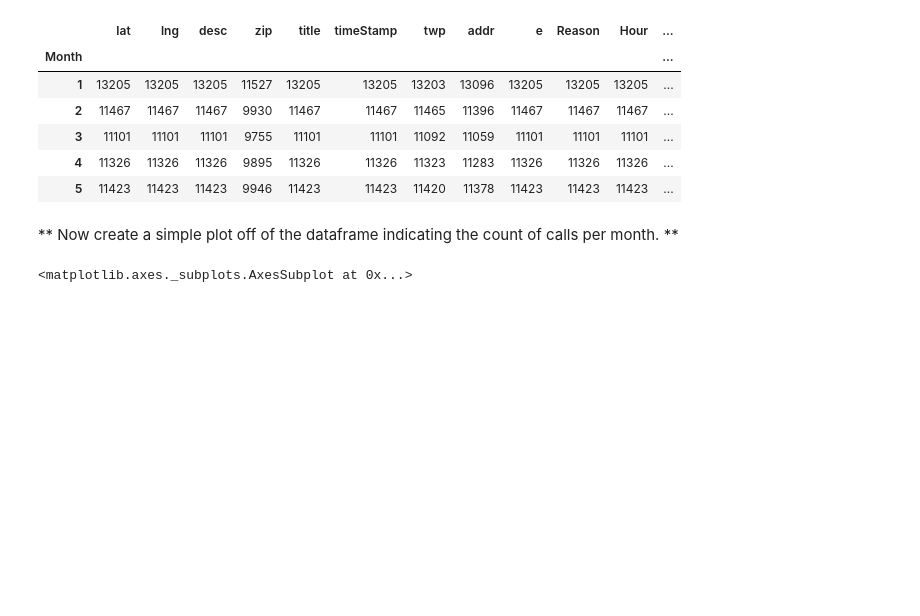
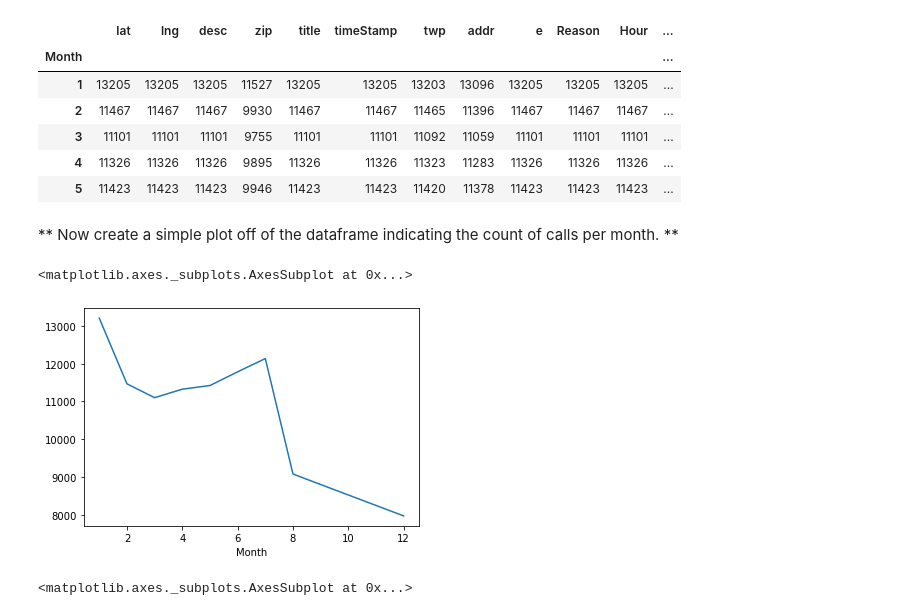
Before and after one commit to theodoredyer/DS-ML-Learning, a Jupyter notebook: DS_ML_Bootcamp-master/10-Data-Capstone-Projects/01-911 Calls Data Capstone Project.ipynb, the cells around one changed output. Saved outputs shown, nothing was run; the diff lists cells and outputs as text; code cells hidden in the pictures; blank space fills up the shorter version.

```diff
--- a/DS_ML_Bootcamp-master/10-Data-Capstone-Projects/01-911 Calls Data Capstone Project.ipynb
+++ b/DS_ML_Bootcamp-master/10-Data-Capstone-Projects/01-911 Calls Data Capstone Project.ipynb
@@ -264,3 +269,5 @@ _____
 ** You should have noticed it was missing some Months, let's see if we can maybe fill in this information by plotting the information in another way, possibly a simple line plot that fills in the missing months, in order to do this, we'll need to do some work with pandas... **
 # %% [markdown]
 ** Now create a gropuby object called byMonth, where you group the DataFrame by the month column and use the count() method for aggregation. Use the head() method on this returned DataFrame. **
+# %%
+bymonth = df.groupby('Month').count()
@@ -275,6 +292,11 @@ _____
 | 5 | 11423 | 11423 | 11423 | 9946 | 11423 | 11423 | 11420 | 11378 | 11423 | 11423 | 11423 | ... |
 # %% [markdown]
 ** Now create a simple plot off of the dataframe indicating the count of calls per month. **
+# %%
+bymonth['lat'].plot()
+# %% [output]
+<matplotlib.axes._subplots.AxesSubplot at 0x...>
+[figure, added]
 # %%
 # %% [output]
 <matplotlib.axes._subplots.AxesSubplot at 0x...>
```
Also changed, not shown: parts of 2 cells of this notebook.
